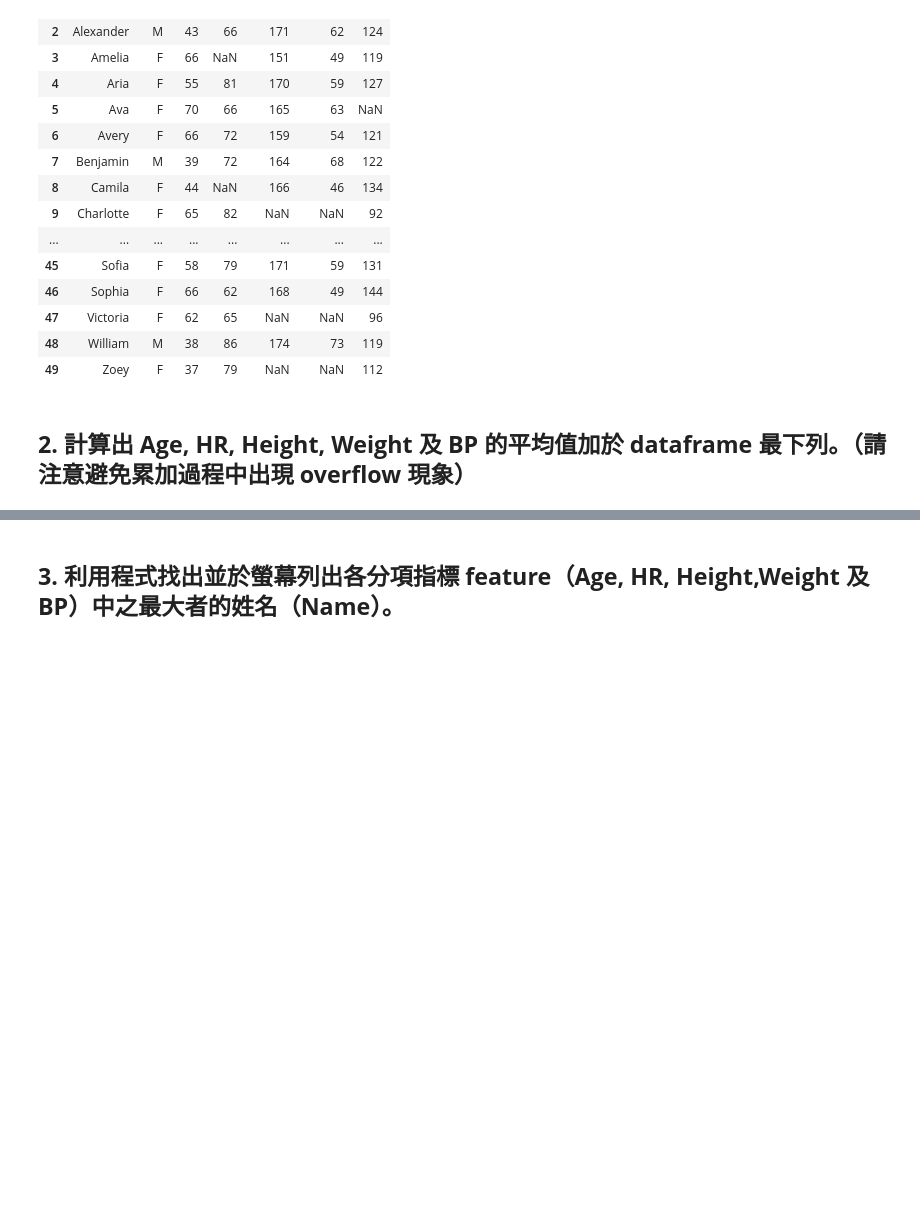
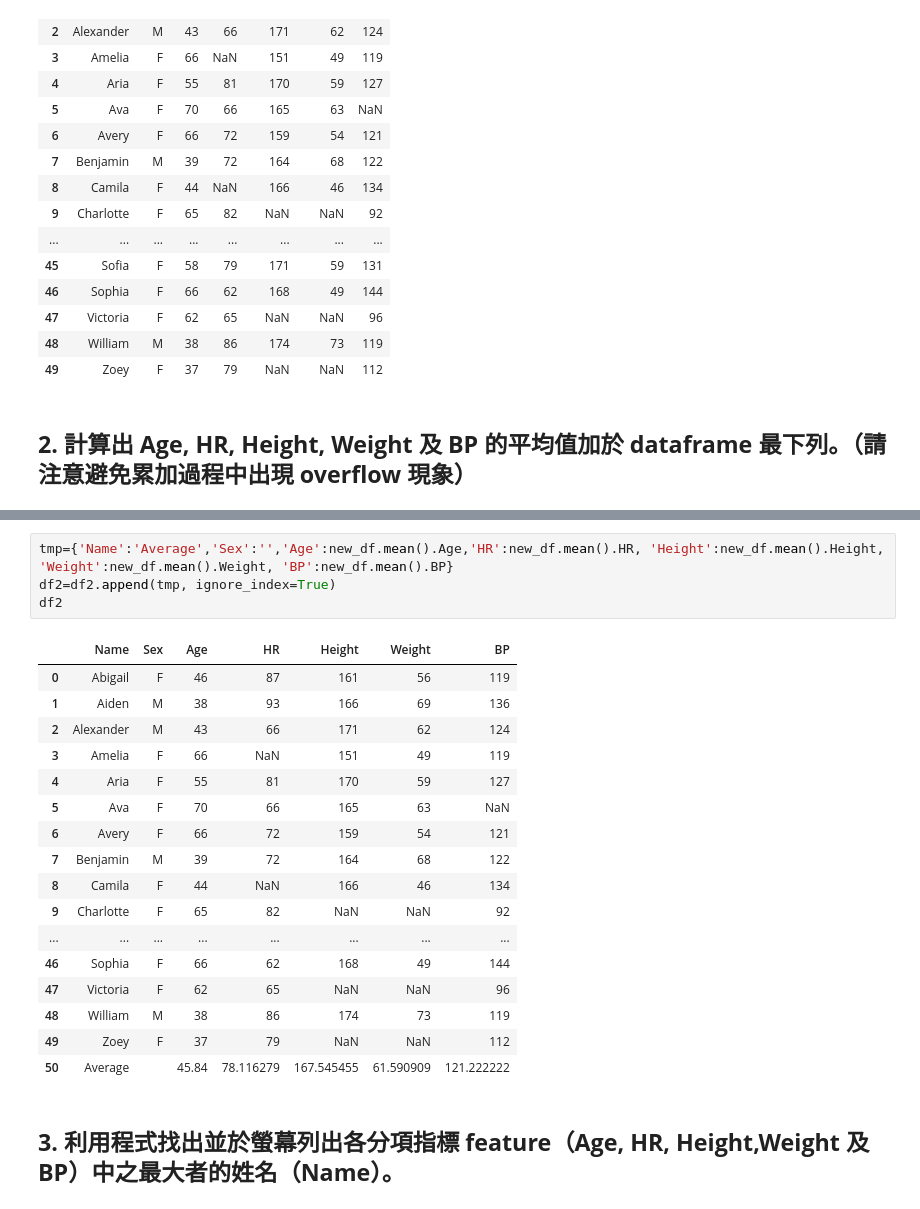
Before and after one commit to RickwestO2/ML_Homework, a Jupyter notebook: HW01/HW1-2.ipynb, the cells around one changed output, grey strips where cells are left out. Saved outputs shown, nothing was run; the diff lists cells and outputs as text; blank space fills up the shorter version.

```diff
--- a/HW01/HW1-2.ipynb
+++ b/HW01/HW1-2.ipynb
@@ -64,3 +94,25 @@ df2
+# %%
+tmp={'Name':'Average','Sex':'','Age':new_df.mean().Age,'HR':new_df.mean().HR, 'Height':new_df.mean().Height, 'Weight':new_df.mean().Weight, 'BP':new_df.mean().BP}
+df2=df2.append(tmp, ignore_index=True)
+df2
+# %% [output]
+|  | Name | Sex | Age | HR | Height | Weight | BP |
+| 0 | Abigail | F | 46 | 87 | 161 | 56 | 119 |
+| 1 | Aiden | M | 38 | 93 | 166 | 69 | 136 |
+| 2 | Alexander | M | 43 | 66 | 171 | 62 | 124 |
+| 3 | Amelia | F | 66 | NaN | 151 | 49 | 119 |
+| 4 | Aria | F | 55 | 81 | 170 | 59 | 127 |
+| 5 | Ava | F | 70 | 66 | 165 | 63 | NaN |
+| 6 | Avery | F | 66 | 72 | 159 | 54 | 121 |
+| 7 | Benjamin | M | 39 | 72 | 164 | 68 | 122 |
+| 8 | Camila | F | 44 | NaN | 166 | 46 | 134 |
+| 9 | Charlotte | F | 65 | 82 | NaN | NaN | 92 |
+| ... | ... | ... | ... | ... | ... | ... | ... |
+| 46 | Sophia | F | 66 | 62 | 168 | 49 | 144 |
+| 47 | Victoria | F | 62 | 65 | NaN | NaN | 96 |
+| 48 | William | M | 38 | 86 | 174 | 73 | 119 |
+| 49 | Zoey | F | 37 | 79 | NaN | NaN | 112 |
+| 50 | Average |  | 45.84 | 78.116279 | 167.545455 | 61.590909 | 121.222222 |
 # %% [markdown]
 ## **3. 利用程式找出並於螢幕列出各分項指標 feature（Age, HR, Height,Weight 及 BP）中之最大者的姓名（Name）。**
 # %%
```
Also changed, not shown: parts of 5 cells of this notebook.
